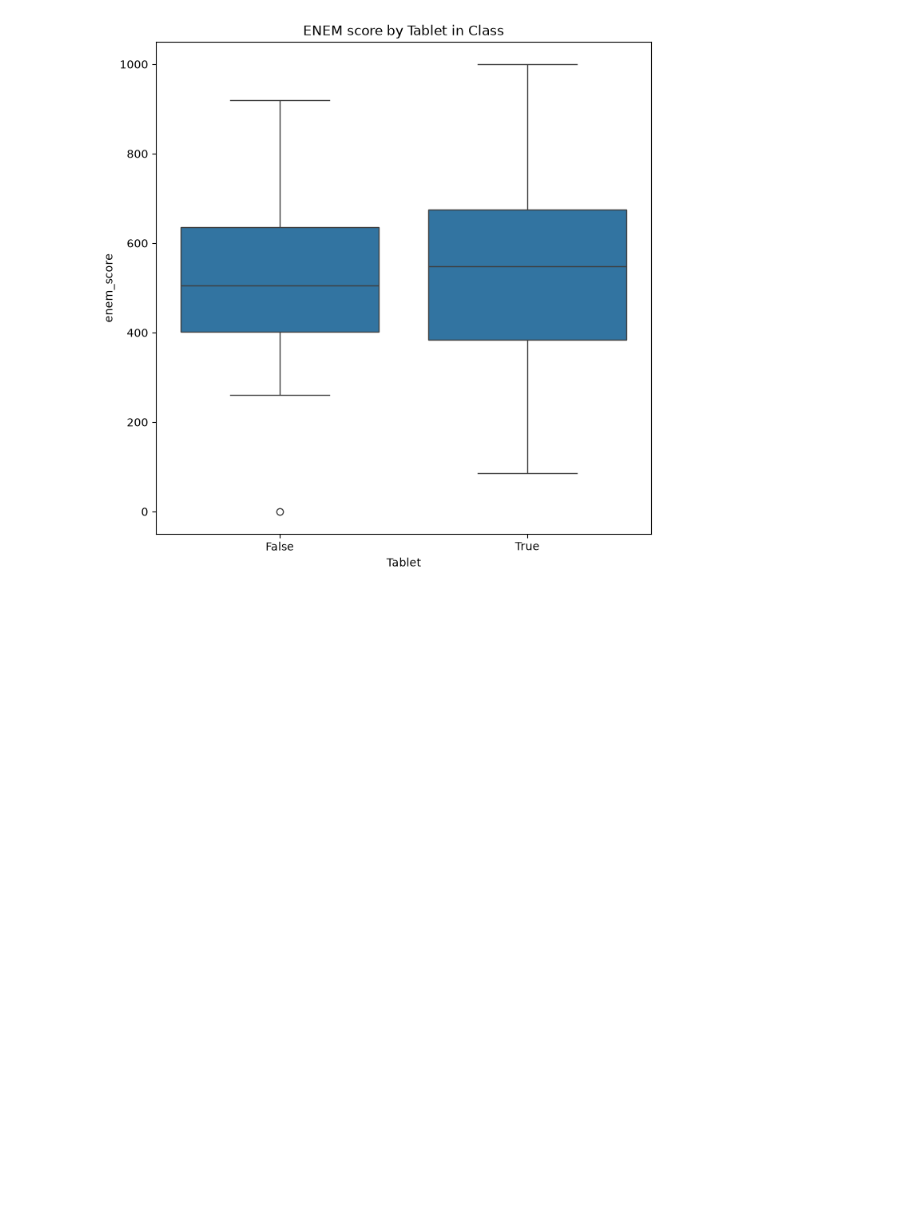
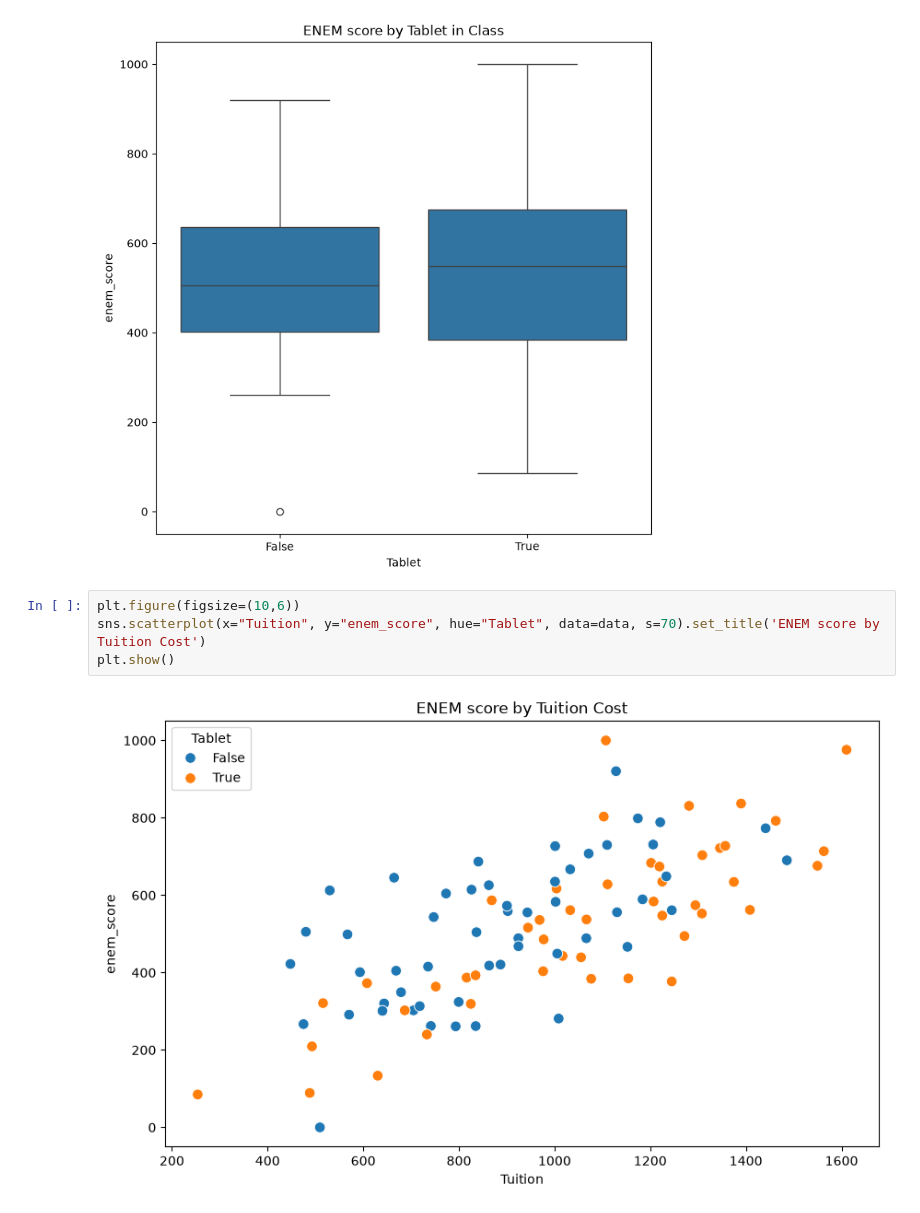
Before and after one commit to aYu4ko/causal_interference, a Jupyter notebook: enem_score.ipynb, the cells around one changed output. Saved outputs shown, nothing was run; the diff lists cells and outputs as text; blank space fills up the shorter version.

Commit message:
enem score from tuition cost

```diff
--- a/enem_score.ipynb
+++ b/enem_score.ipynb
@@ -31,3 +31,9 @@ plt.show()
 # so even tho their marks decreased the plot showed boost in their ENEM scores
 # %% [output]
 [figure]
+# %%
+plt.figure(figsize=(10,6))
+sns.scatterplot(x="Tuition", y="enem_score", hue="Tablet", data=data, s=70).set_title('ENEM score by Tuition Cost')
+plt.show()
+# %% [output]
+[figure, added]
```
Also changed, not shown: 1 other file.
